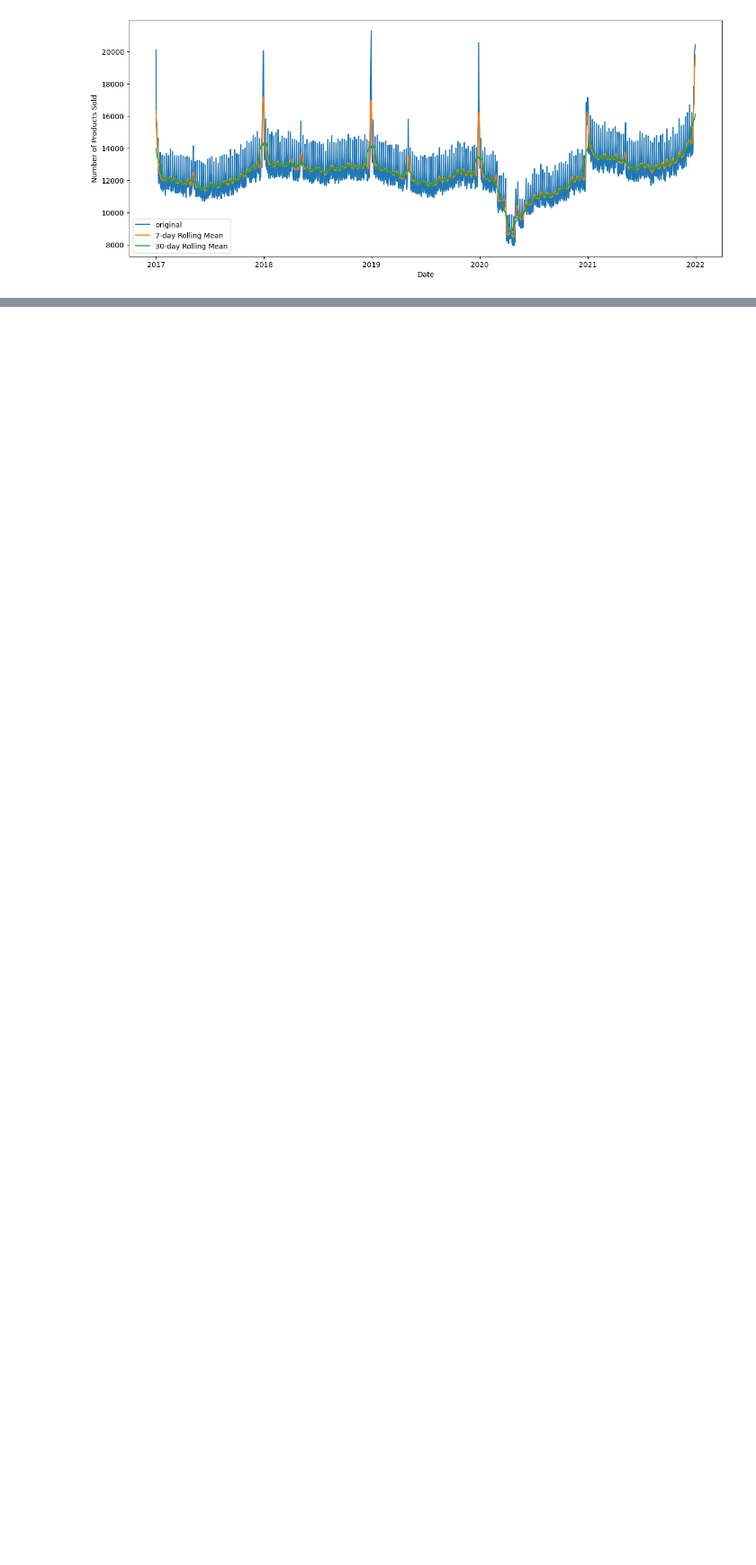
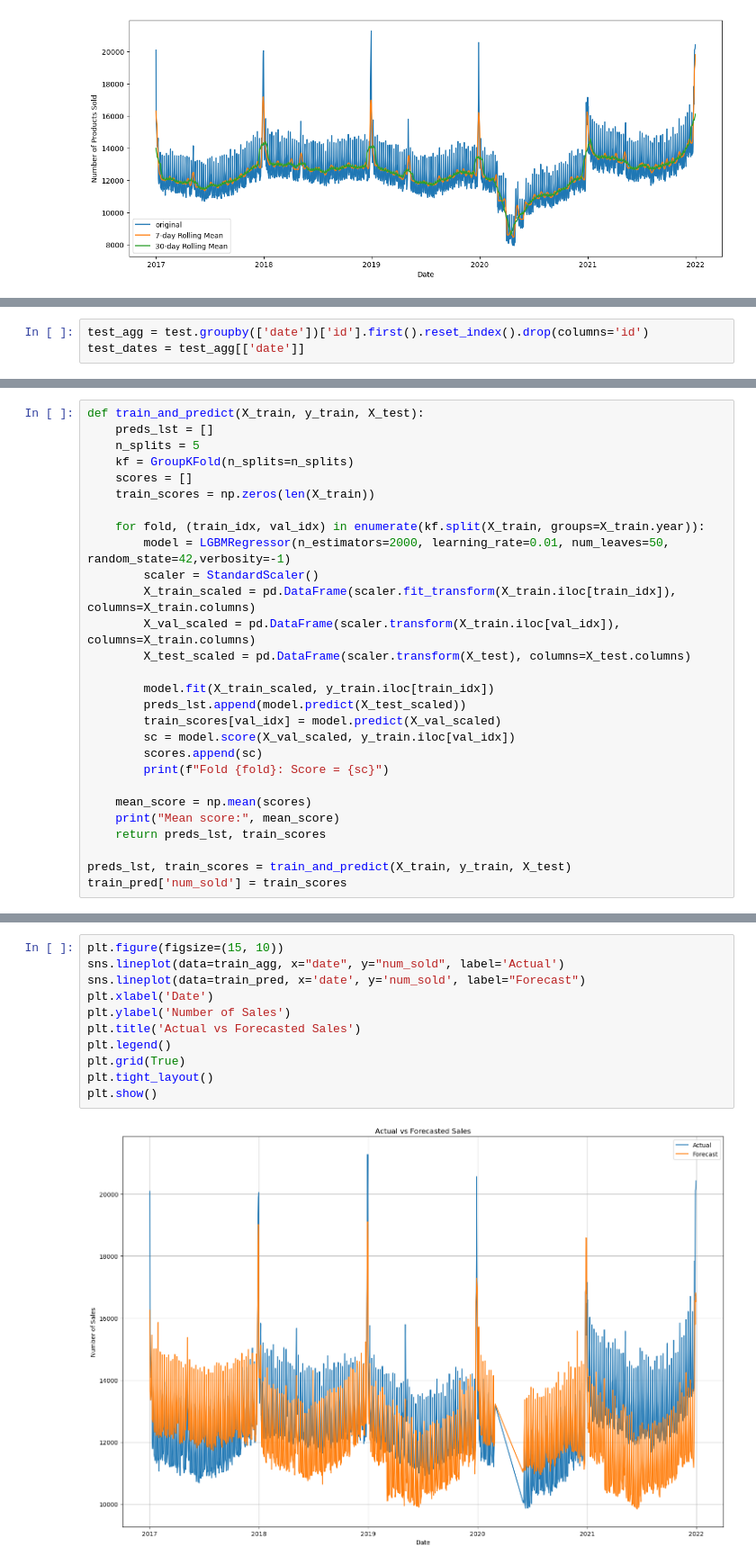
Before and after one commit to WhuanY/my_DS_project, a Jupyter notebook: 8playground-series-s3e19/Re-Realization:S3E19 🛍️Course: 🔍EDA ➡️ 📅FE ➡️ 🚀LightGBM.ipynb, the cells around one changed output, grey strips where cells are left out. Shown at 90% size. Cells and saved outputs as stored; diff of their text form; blank space fills up the shorter version.

```diff
--- a/8playground-series-s3e19/Re-Realization:S3E19 🛍️Course: 🔍EDA ➡️ 📅FE ➡️ 🚀LightGBM.ipynb
+++ b/8playground-series-s3e19/Re-Realization:S3E19 🛍️Course: 🔍EDA ➡️ 📅FE ➡️ 🚀LightGBM.ipynb
@@ -179,0 +390,3 @@ plt.show()
+# %%
+test_agg = test.groupby(['date'])['id'].first().reset_index().drop(columns='id')
+test_dates = test_agg[['date']]
@@ -179,0 +542,28 @@ plt.show()
+# %%
+def train_and_predict(X_train, y_train, X_test):
+    preds_lst = []
+    n_splits = 5
+    kf = GroupKFold(n_splits=n_splits)
+    scores = []
+    train_scores = np.zeros(len(X_train))
+
+    for fold, (train_idx, val_idx) in enumerate(kf.split(X_train, groups=X_train.year)):
+        model = LGBMRegressor(n_estimators=2000, learning_rate=0.01, num_leaves=50, random_state=42,verbosity=-1)
+        scaler = StandardScaler()
+        X_train_scaled = pd.DataFrame(scaler.fit_transform(X_train.iloc[train_idx]), columns=X_train.columns)
+        X_val_scaled = pd.DataFrame(scaler.transform(X_train.iloc[val_idx]), columns=X_train.columns)
+        X_test_scaled = pd.DataFrame(scaler.transform(X_test), columns=X_test.columns)
+
+        model.fit(X_train_scaled, y_train.iloc[train_idx])
+        preds_lst.append(model.predict(X_test_scaled))
+        train_scores[val_idx] = model.predict(X_val_scaled)
+        sc = model.score(X_val_scaled, y_train.iloc[val_idx])
+        scores.append(sc)
+        print(f"Fold {fold}: Score = {sc}")
+
+    mean_score = np.mean(scores)
+    print("Mean score:", mean_score)
+    return preds_lst, train_scores
+
+preds_lst, train_scores = train_and_predict(X_train, y_train, X_test)
+train_pred['num_sold'] = train_scores
@@ -179,0 +636,13 @@ plt.show()
+# %%
+plt.figure(figsize=(15, 10))
+sns.lineplot(data=train_agg, x="date", y="num_sold", label='Actual')
+sns.lineplot(data=train_pred, x='date', y='num_sold', label="Forecast")
+plt.xlabel('Date')
+plt.ylabel('Number of Sales')
+plt.title('Actual vs Forecasted Sales')
+plt.legend()
+plt.grid(True)
+plt.tight_layout()
+plt.show()
+# %% [output]
+[figure, added]
```
Also changed, not shown: parts of 45 cells of this notebook, 1 other file.
